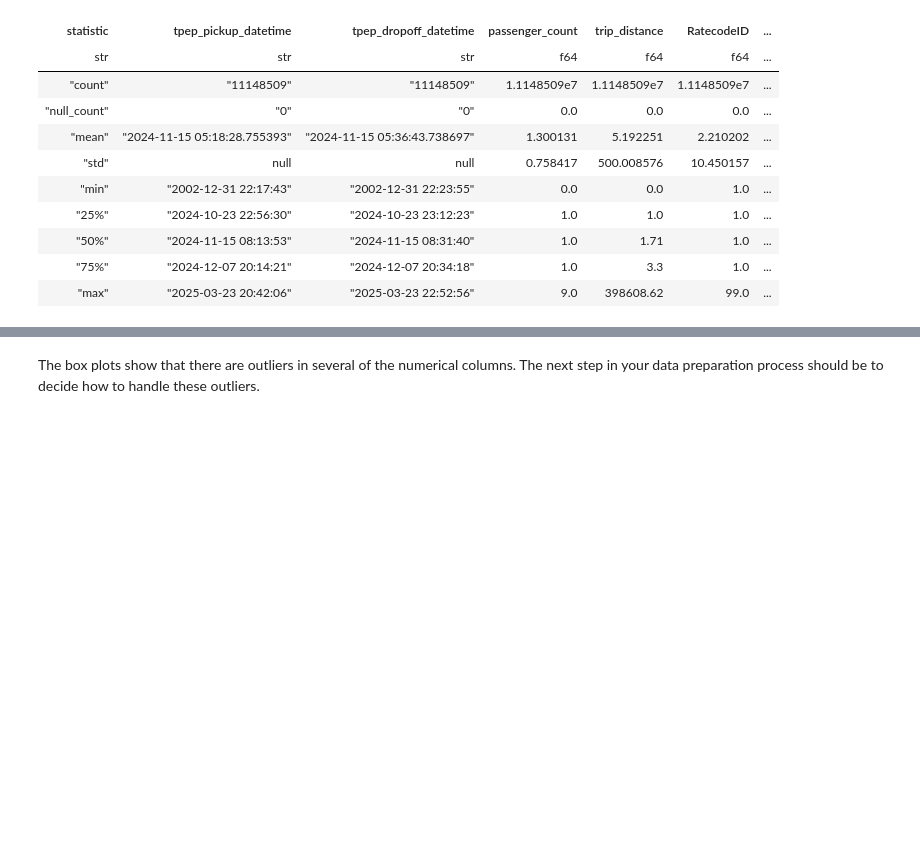
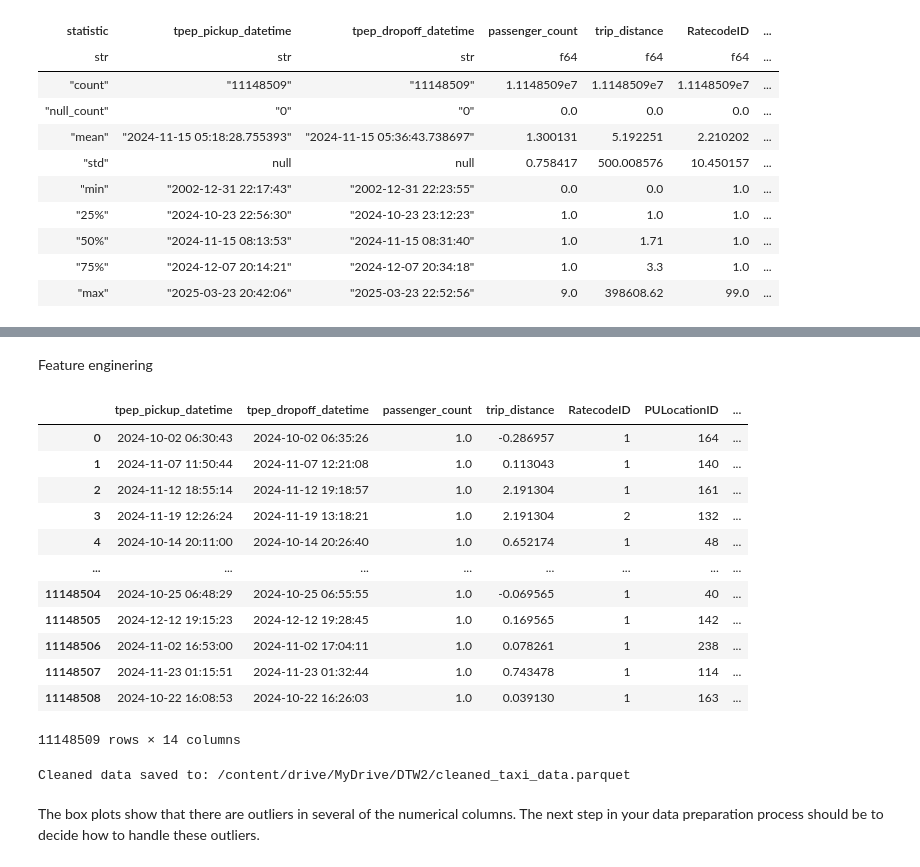
Before and after one commit to TKhahahah/Text_Analytics, a Jupyter notebook: TK_Data_Analytics_and_Modeling.ipynb, the cells around one changed output, grey strips where cells are left out. Drawn from its saved outputs; the diff is of its cells as text; code cells hidden in the pictures; blank space fills up the shorter version.

```diff
--- a/TK_Data_Analytics_and_Modeling.ipynb
+++ b/TK_Data_Analytics_and_Modeling.ipynb
@@ -355,0 +504,4 @@ shape: (9, 11)
+# %%
+from sklearn.preprocessing import RobustScaler
+scaler = RobustScaler()
+pl_df_pandas[['fare_amount', 'trip_distance']] = scaler.fit_transform(pl_df_pandas[['fare_amount','trip_distance']])
@@ -355,0 +541,2 @@ shape: (9, 11)
+# %% [markdown]
+Feature enginering
@@ -356,3 +545,37 @@ shape: (9, 11)
+# %%
+# Feature engineering
+# extract day and time, the calculate the duration of the trip
+pl_df_pandas['tpep_pickup_datetime'] = pd.to_datetime(pl_df_pandas['tpep_pickup_datetime'])
+pl_df_pandas['tpep_dropoff_datetime'] = pd.to_datetime(pl_df_pandas['tpep_dropoff_datetime'])
+pl_df_pandas['date'] = pl_df_pandas['tpep_pickup_datetime'].dt.normalize()
+pl_df_pandas['time'] = pl_df_pandas['tpep_pickup_datetime'].dt.hour
+pl_df_pandas['weekday'] = pl_df_pandas['date'].dt.day_name()
+pl_df_pandas['duration'] = pl_df_pandas['tpep_dropoff_datetime'] - pl_df_pandas['tpep_pickup_datetime']
+pl_df_pandas['duration'] = pl_df_pandas['duration'] / np.timedelta64(1, 'm')
+# %%
+pl_df_pandas
+# %% [output]
+|  | tpep_pickup_datetime | tpep_dropoff_datetime | passenger_count | trip_distance | RatecodeID | PULocationID | ... |
+| 0 | 2024-10-02 06:30:43 | 2024-10-02 06:35:26 | 1.0 | -0.286957 | 1 | 164 | ... |
+| 1 | 2024-11-07 11:50:44 | 2024-11-07 12:21:08 | 1.0 | 0.113043 | 1 | 140 | ... |
+| 2 | 2024-11-12 18:55:14 | 2024-11-12 19:18:57 | 1.0 | 2.191304 | 1 | 161 | ... |
+| 3 | 2024-11-19 12:26:24 | 2024-11-19 13:18:21 | 1.0 | 2.191304 | 2 | 132 | ... |
+| 4 | 2024-10-14 20:11:00 | 2024-10-14 20:26:40 | 1.0 | 0.652174 | 1 | 48 | ... |
+| ... | ... | ... | ... | ... | ... | ... | ... |
+| 11148504 | 2024-10-25 06:48:29 | 2024-10-25 06:55:55 | 1.0 | -0.069565 | 1 | 40 | ... |
+| 11148505 | 2024-12-12 19:15:23 | 2024-12-12 19:28:45 | 1.0 | 0.169565 | 1 | 142 | ... |
+| 11148506 | 2024-11-02 16:53:00 | 2024-11-02 17:04:11 | 1.0 | 0.078261 | 1 | 238 | ... |
+| 11148507 | 2024-11-23 01:15:51 | 2024-11-23 01:32:44 | 1.0 | 0.743478 | 1 | 114 | ... |
+| 11148508 | 2024-10-22 16:08:53 | 2024-10-22 16:26:03 | 1.0 | 0.039130 | 1 | 163 | ... |
+11148509 rows × 14 columns
+# %%
+# Save the cleaned DataFrame to a file (e.g., Parquet)
+output_path = '/content/drive/MyDrive/DTW2/cleaned_taxi_data.parquet'
+pl_df_pandas.to_parquet(output_path)
+
+print(f"Cleaned data saved to: {output_path}")
+# %% [output]
+Cleaned data saved to: /content/drive/MyDrive/DTW2/cleaned_taxi_data.parquet
 # %% [markdown]
 The box plots show that there are outliers in several of the numerical columns. The next step in your data preparation process should be to decide how to handle these outliers.
 # %% [markdown]
```
Also changed, not shown: parts of 19 cells of this notebook.
